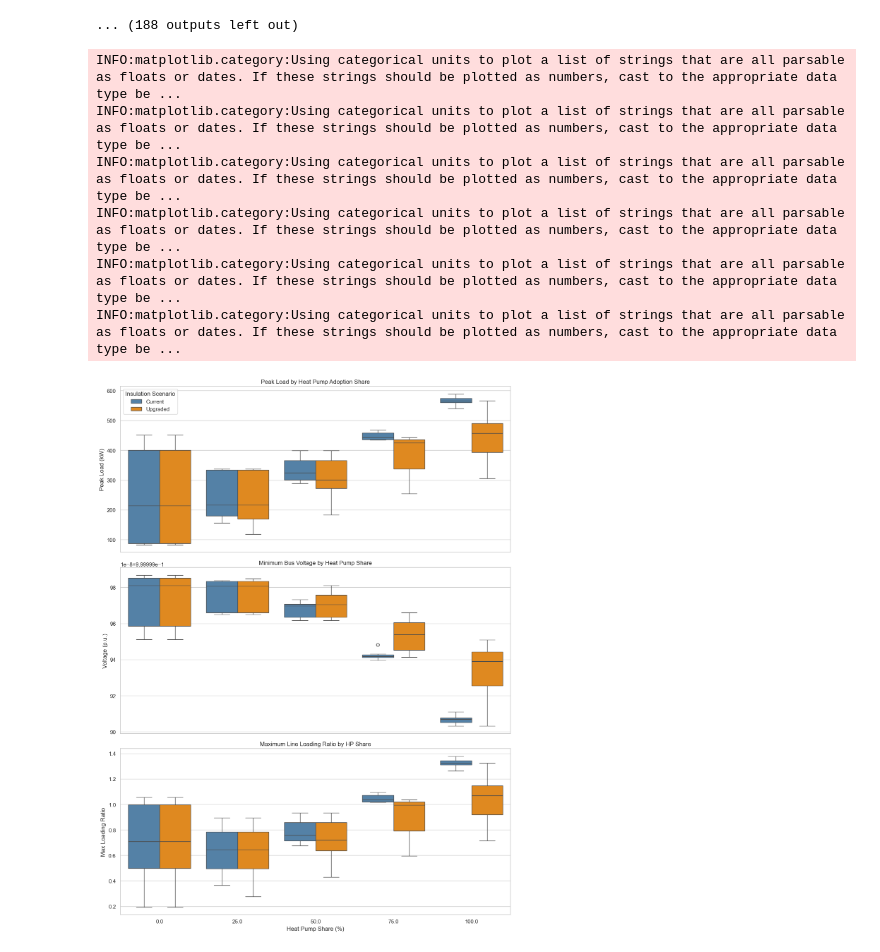
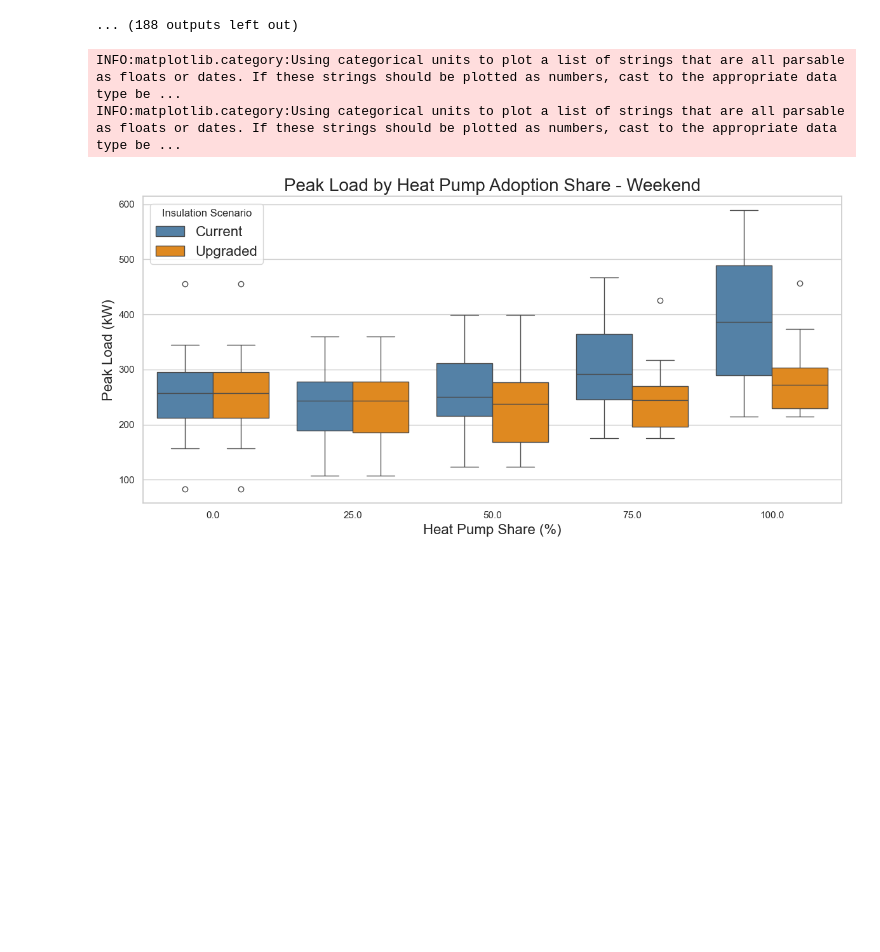
Before and after one commit to LarisaPetrakova/Integration-of-LCTs-in-LV-grids-Masters-Dissertation, a Jupyter notebook: Scenarios_generation_automation_with_insulation.ipynb, the cells around one changed output. Cells and saved outputs as stored; diff of their text form; code cells hidden in the pictures; blank space fills up the shorter version.

Commit message:
LV grid modelling + Sensitivity analysis

```diff
--- a/Scenarios_generation_automation_with_insulation.ipynb
+++ b/Scenarios_generation_automation_with_insulation.ipynb
@@ -410,14 +401,13 @@ INFO:pypsa.network.power_flow:Performing non-linear load-flow on AC sub-network
       dtype='object', name='snapshot', length=1440)
 ... (188 outputs left out)
 # %%
-import pandas as pd
 import matplotlib.pyplot as plt
 import seaborn as sns
-import os
+
 
 # Load results
-df_current = pd.read_csv("Results/lv_grid_results_current.csv")
-df_upgraded = pd.read_csv("Results/lv_grid_results_upgraded.csv")
+df_current = pd.read_csv("Results/new/lv_grid_results_current.csv")
+df_upgraded = pd.read_csv("Results/new/lv_grid_results_upgraded.csv")
 
 # Label insulation types
 df_current["Insulation"] = "Current"
@@ -431,65 +421,67 @@ df_all["HP_share"] = pd.to_numeric(df_all["HP_share"], errors="coerce")
 # Convert adoption shares to percentage for clearer axis labels
 for col in ["HP_share", "EV_share", "PV_share"]:
     if col in df_all.columns:
         df_all[col] = df_all[col] * 100
 
 # Setup seaborn aesthetics
 sns.set(style="whitegrid")
 
-fig, axes = plt.subplots(3, 1, figsize=(12, 16), sharex=True)
+#fig, axes = plt.subplots(3, 1, figsize=(12, 16), sharex=True)
+plt.figure(figsize=(12, 6))
 
 # Plot 1: Peak Load vs HP share
 sns.boxplot(
     data=df_all,
     x="HP_share",
     y="peak_load_kW",
     hue="Insulation",
-    ax=axes[0],
+    #ax=axes[0],
     palette=["steelblue", "darkorange"]
 )
-axes[0].set_title("Peak Load by Heat Pump Adoption Share")
-axes[0].set_ylabel("Peak Load (kW)")
-axes[0].legend(title="Insulation Scenario")
+#axes[0].set_title("Peak Load by Heat Pump Adoption Share")
+#axes[0].set_ylabel("Peak Load (kW)")
+#axes[0].legend(title="Insulation Scenario")
 
 # Plot 2: Minimum Voltage (p.u.)
-sns.boxplot(
-    data=df_all,
-    x="HP_share",
-    y="min_voltage_pu",
-    hue="Insulation",
-    ax=axes[1],
-    palette=["steelblue", "darkorange"]
-)
-axes[1].set_title("Minimum Bus Voltage by Heat Pump Share")
-axes[1].set_ylabel("Voltage (p.u.)")
-axes[1].legend_.remove()
+#sns.boxplot(
+#    data=df_all,
+#    x="HP_share",
+#    y="min_voltage_pu",
+#    hue="Insulation",
+#    ax=axes[1],
+#    palette=["steelblue", "darkorange"]
+#)
+#axes[1].set_title("Minimum Voltage by Heat Pump Share", fontsize=20)
+#axes[1].set_ylabel("Voltage (p.u.)", fontsize=16)
+#axes[1].legend_.remove()
 
 # Plot 3: Max Line Loading Ratio
-sns.boxplot(
-    data=df_all,
-    x="HP_share",
-    y="max_loading_ratio",
-    hue="Insulation",
-    ax=axes[2],
-    palette=["steelblue", "darkorange"]
-)
-axes[2].set_title("Maximum Line Loading Ratio by HP Share")
-axes[2].set_ylabel("Max Loading Ratio")
-axes[2].legend_.remove()
+#sns.boxplot(
+#    data=df_all,
+#    x="HP_share",
+#    y="max_loading_ratio",
+#    hue="Insulation",
+#    ax=axes[2],
+#    palette=["steelblue", "darkorange"]
+#)
+#axes[2].set_title("Maximum Line Loading Ratio by HP Share")
+#axes[2].set_ylabel("Max Loading Ratio")
+#axes[2].legend_.remove()
 
-axes[2].set_xlabel("Heat Pump Share (%)")
+#axes[2].set_xlabel("Heat Pump Share (%)")
+
+plt.title("Peak Load by Heat Pump Adoption Share - Weekend", fontsize=20)
+plt.ylabel("Peak Load (kW)", fontsize=16)
+plt.xlabel("Heat Pump Share (%)", fontsize=16)
+plt.legend(title="Insulation Scenario", fontsize=16)
 
 plt.tight_layout()
 
 # Save figure
-os.makedirs("Results/Plots", exist_ok=True)
-plt.savefig("Results/Plots/insulation_comparison_boxplots.png", dpi=300)
+os.makedirs("Results/new/Plots", exist_ok=True)
+plt.savefig("Results/new/Plots/WE_insulation_comparison_boxplots.png", dpi=300)
 plt.show()
 # %% [output]
 INFO:matplotlib.category:Using categorical units to plot a list of strings that are all parsable as floats or dates. If these strings should be plotted as numbers, cast to the appropriate data type be ...
 INFO:matplotlib.category:Using categorical units to plot a list of strings that are all parsable as floats or dates. If these strings should be plotted as numbers, cast to the appropriate data type be ...
-INFO:matplotlib.category:Using categorical units to plot a list of strings that are all parsable as floats or dates. If these strings should be plotted as numbers, cast to the appropriate data type be ...
-INFO:matplotlib.category:Using categorical units to plot a list of strings that are all parsable as floats or dates. If these strings should be plotted as numbers, cast to the appropriate data type be ...
-INFO:matplotlib.category:Using categorical units to plot a list of strings that are all parsable as floats or dates. If these strings should be plotted as numbers, cast to the appropriate data type be ...
-INFO:matplotlib.category:Using categorical units to plot a list of strings that are all parsable as floats or dates. If these strings should be plotted as numbers, cast to the appropriate data type be ...
-[figure, old version]
+[figure, new version]
```
Also changed, not shown: parts of 27 cells of this notebook.
